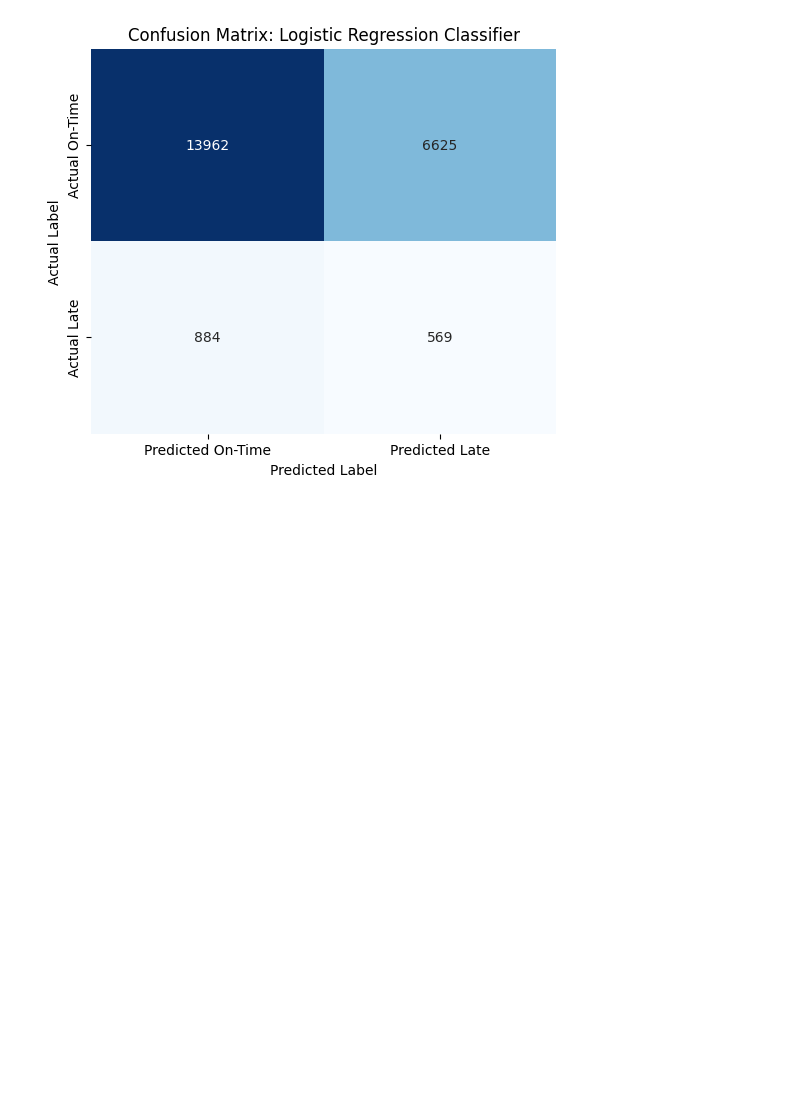
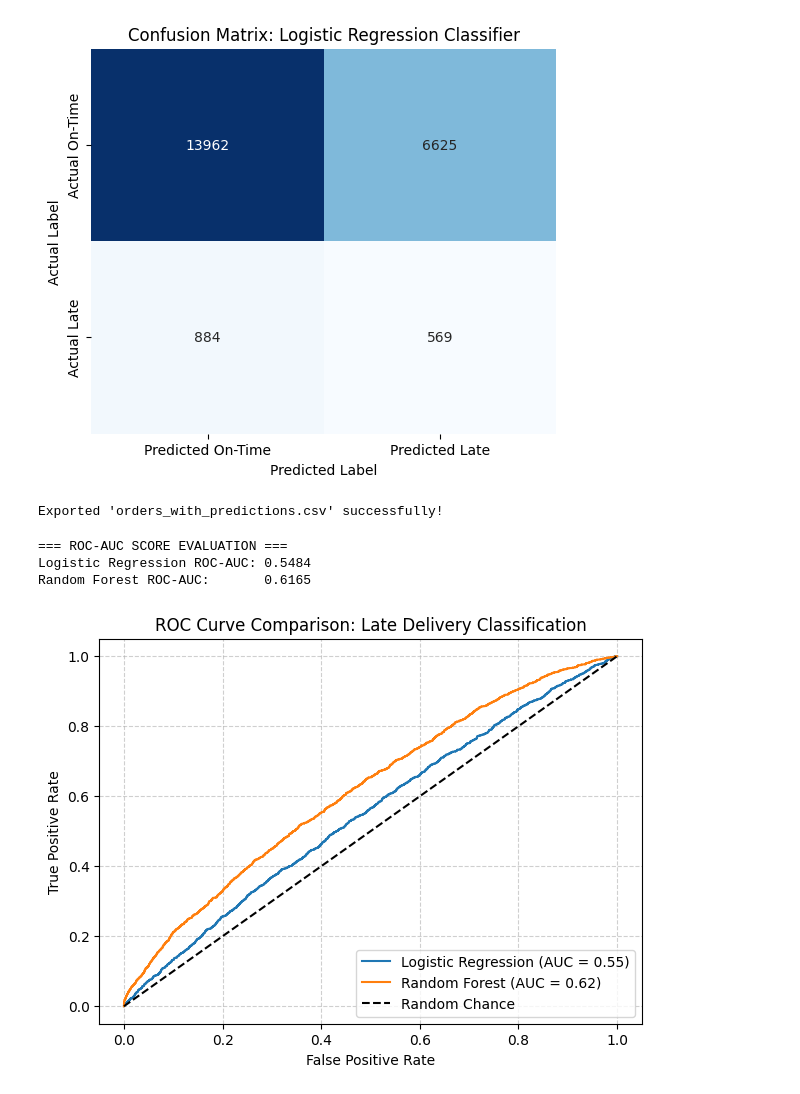
Before and after one commit to kwesiafriyie/AfiLearn_Commerce_Analytics, a Jupyter notebook: notebooks/04_phase4_supervised_ml.ipynb, the cells around one changed output. Drawn from its saved outputs; the diff is of its cells as text; code cells hidden in the pictures; blank space fills up the shorter version.

```diff
--- a/notebooks/04_phase4_supervised_ml.ipynb
+++ b/notebooks/04_phase4_supervised_ml.ipynb
@@ -124,3 +124,53 @@ Random Forest Accuracy:       0.5250
    macro avg       0.51      0.53      0.46     22040
 weighted avg       0.88      0.66      0.74     22040
 [figure]
+# %%
+# Generate full predictions for Power BI integration
+df_ml['predicted_late'] = lr_model.predict(
+    scaler.transform(X)
+)  # 1 for Predicted Late, 0 for On-Time
+df_ml['late_probability'] = lr_model.predict_proba(scaler.transform(X))[:, 1]
+
+# Save updated dataset with predictions to CSV
+df_ml.to_csv('../data-package/intermediate/orders_with_predictions.csv', index=False)
+print("Exported 'orders_with_predictions.csv' successfully!")
+# %% [output]
+Exported 'orders_with_predictions.csv' successfully!
+# %%
+#ROC-AUC & ROC Curve
+# Accuracy in our current model (65.93%) is skewed because late deliveries make up only ~6.6% of orders.
+# The ROC-AUC score evaluates how well our model ranks late orders higher than on-time orders across all probability thresholds.
+
+
+# Compute ROC-AUC Scores
+auc_lr = roc_auc_score(y_test, y_prob_lr)
+auc_rf = roc_auc_score(y_test, y_prob_rf)
+
+print("=== ROC-AUC SCORE EVALUATION ===")
+print(f"Logistic Regression ROC-AUC: {auc_lr:.4f}")
+print(f"Random Forest ROC-AUC:       {auc_rf:.4f}\n")
+
+# Plot ROC Curves
+plt.figure(figsize=(7, 5))
+fpr_lr, tpr_lr, _ = roc_curve(y_test, y_prob_lr)
+fpr_rf, tpr_rf, _ = roc_curve(y_test, y_prob_rf)
+
+plt.plot(fpr_lr, tpr_lr, label=f'Logistic Regression (AUC = {auc_lr:.2f})')
+plt.plot(fpr_rf, tpr_rf, label=f'Random Forest (AUC = {auc_rf:.2f})')
+plt.plot([0, 1], [0, 1], 'k--', label='Random Chance')
+
+plt.xlabel('False Positive Rate')
+plt.ylabel('True Positive Rate')
+plt.title('ROC Curve Comparison: Late Delivery Classification')
+plt.legend(loc='lower right')
+plt.grid(True, linestyle='--', alpha=0.6)
+
+# Save chart image for report / Power BI
+roc_path = os.path.join(BASE_DIR, "dashboards", "screenshots", "roc_curve_comparison.png")
+plt.savefig(roc_path, bbox_inches='tight', dpi=300)
+plt.show()
+# %% [output]
+=== ROC-AUC SCORE EVALUATION ===
+Logistic Regression ROC-AUC: 0.5484
+Random Forest ROC-AUC:       0.6165
+[figure, added]
```
Also changed, not shown: parts of 2 cells of this notebook, 5 other files.
